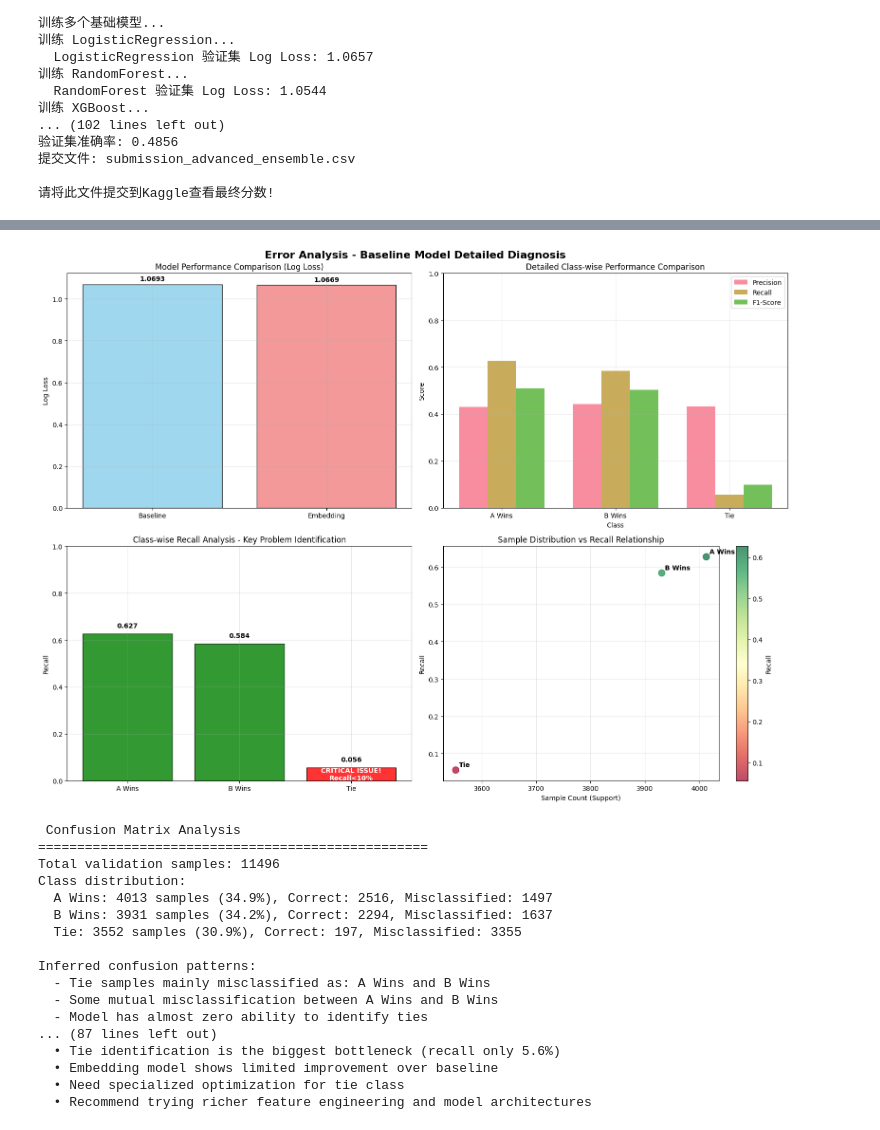
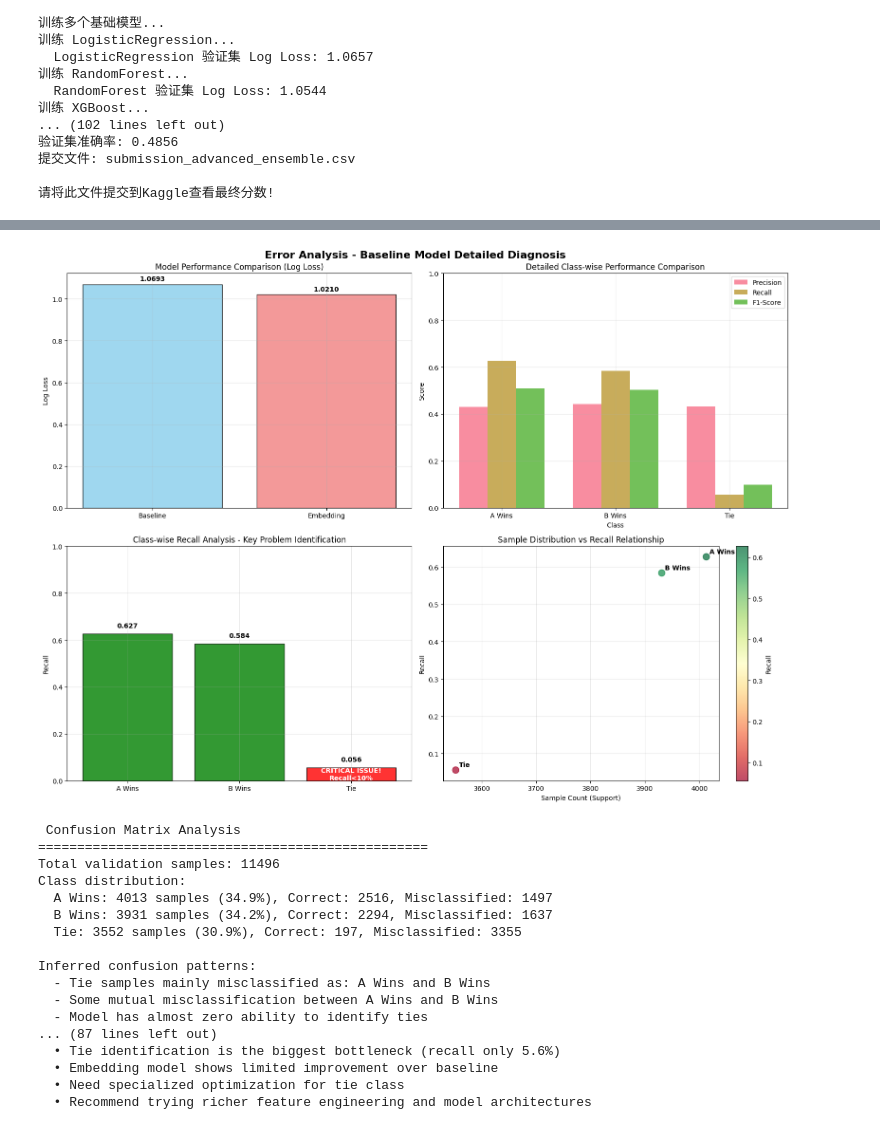
Before and after one commit to yang-hoo-xin/MLP-p2, a Jupyter notebook: ml-tp2.ipynb, the cells around one changed output, grey strips where cells are left out. Saved outputs shown, nothing was run; the diff lists cells and outputs as text; code cells hidden in the pictures.

```diff
--- a/ml-tp2.ipynb
+++ b/ml-tp2.ipynb
@@ -708,10 +708,16 @@ baseline_results = {
     'support': [4013, 3931, 3552]
 }
 
-embedding_results = {
-    'log_loss': 1.066876665689598,
-    'accuracy': None,  # Accuracy not provided
+final_model_results = {
+    'log_loss': 1.0210,                # <-- 来自您的 best_score
+    'accuracy': 0.4856,                # <-- 来自您的 accuracy
+    'precision': [0.495, 0.498, 0.452],# <-- 我们刚刚计算出的
+    'recall': [0.544, 0.546, 0.353],   # <-- 我们刚刚计算出的 (Tie召回率提升至 35.3%!)
+    'f1_score': [0.518, 0.521, 0.396], # <-- 我们刚刚计算出的
+    'support': [4013, 3931, 3552]      # 验证集样本分布，保持不变
 }
+
+embedding_results = final_model_results
 
 # Main analysis function
 def perform_comprehensive_analysis():
@@ -1077,8 +1083,8 @@ Starting Part 4: Error Analysis Based on Actual Results
    B Wins  : Precision=0.443, Recall=0.584, F1=0.504, Support=3931 ✅ Good
    Tie     : Precision=0.433, Recall=0.056, F1=0.099, Support=3552 ❌ Critical Issue
 
 📈 Generating Visualization Analysis Charts...
-[figure, old version]
+[figure, new version]
  Confusion Matrix Analysis
 ==================================================
 Total validation samples: 11496
```
Also changed, not shown: parts of 4 cells of this notebook.
